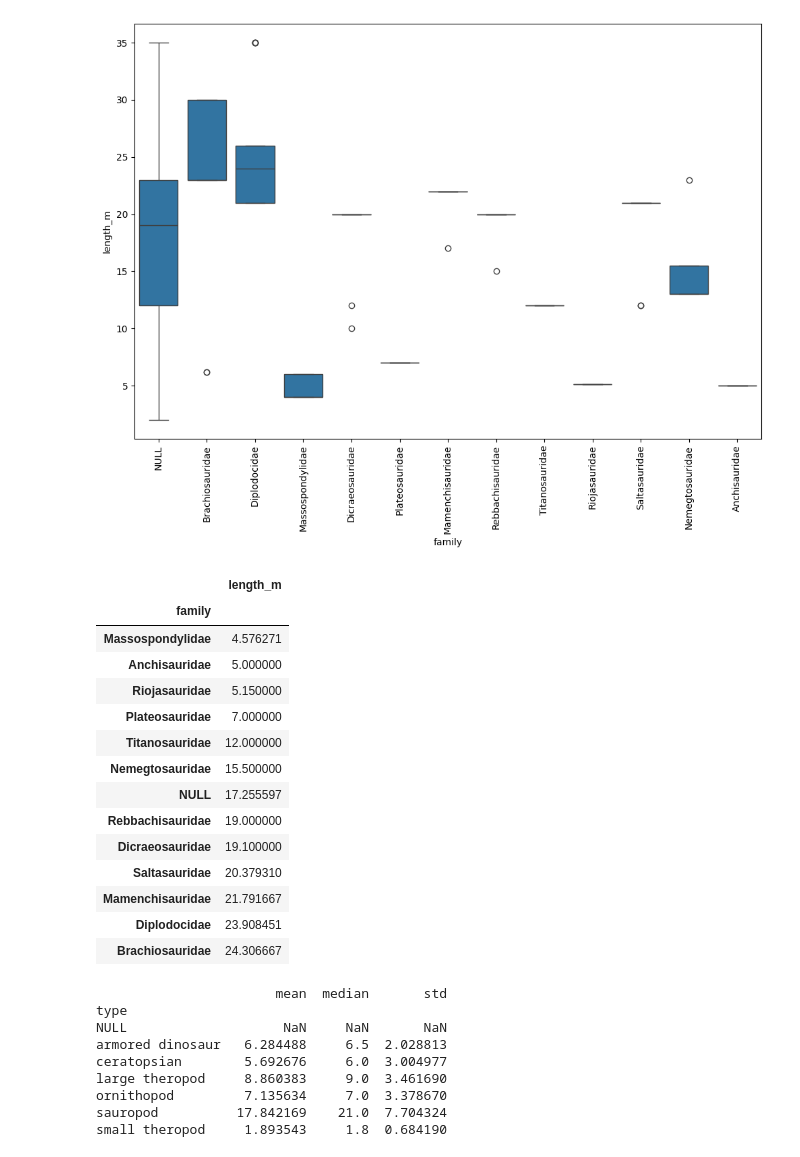
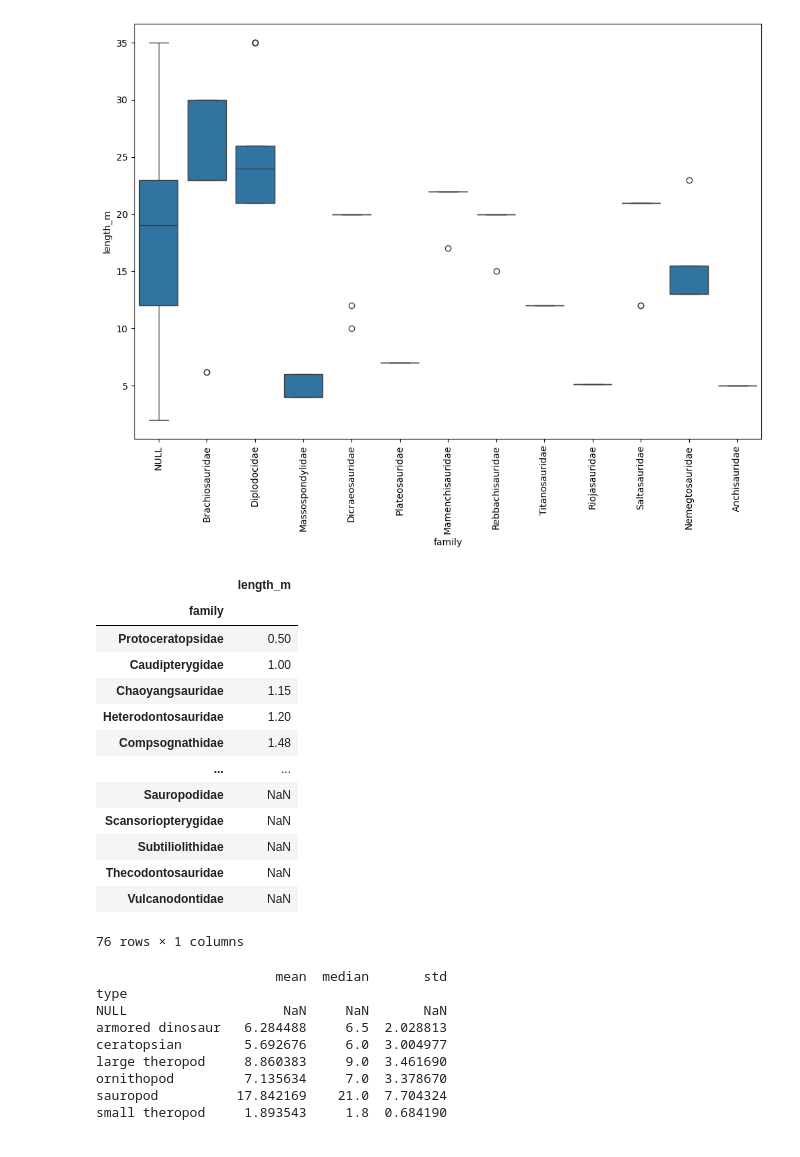
Before and after one commit to jshahna/Dinosaur-Fosil-Record-Insights, a Jupyter notebook: Dinosaurs-fossil-insights.ipynb, the cells around one changed output. Drawn from its saved outputs; the diff is of its cells as text; code cells hidden in the pictures.

```diff
--- a/Dinosaurs-fossil-insights.ipynb
+++ b/Dinosaurs-fossil-insights.ipynb
@@ -636,23 +792,22 @@ plt.show()
 # %% [output]
 [figure]
 # %%
-sauropod.groupby('family').agg({'length_m': 'mean'}).sort_values(by='length_m')
+dinosaurs.groupby('family').agg({'length_m': 'mean'}).sort_values(by='length_m')
 # %% [output]
 |  | length_m |
 | family |  |
-| Massospondylidae | 4.576271 |
-| Anchisauridae | 5.000000 |
-| Riojasauridae | 5.150000 |
-| Plateosauridae | 7.000000 |
-| Titanosauridae | 12.000000 |
-| Nemegtosauridae | 15.500000 |
-| NULL | 17.255597 |
-| Rebbachisauridae | 19.000000 |
-| Dicraeosauridae | 19.100000 |
-| Saltasauridae | 20.379310 |
-| Mamenchisauridae | 21.791667 |
-| Diplodocidae | 23.908451 |
-| Brachiosauridae | 24.306667 |
+| Protoceratopsidae | 0.50 |
+| Caudipterygidae | 1.00 |
+| Chaoyangsauridae | 1.15 |
+| Heterodontosauridae | 1.20 |
+| Compsognathidae | 1.48 |
+| ... | ... |
+| Sauropodidae | NaN |
+| Scansoriopterygidae | NaN |
+| Subtiliolithidae | NaN |
+| Thecodontosauridae | NaN |
+| Vulcanodontidae | NaN |
+76 rows × 1 columns
 # %%
 grouped_stats = dinosaurs.groupby('type')['length_m'].agg(['mean', 'median', 'std'])
 print(grouped_stats)
```
Also changed, not shown: parts of 25 cells of this notebook.
